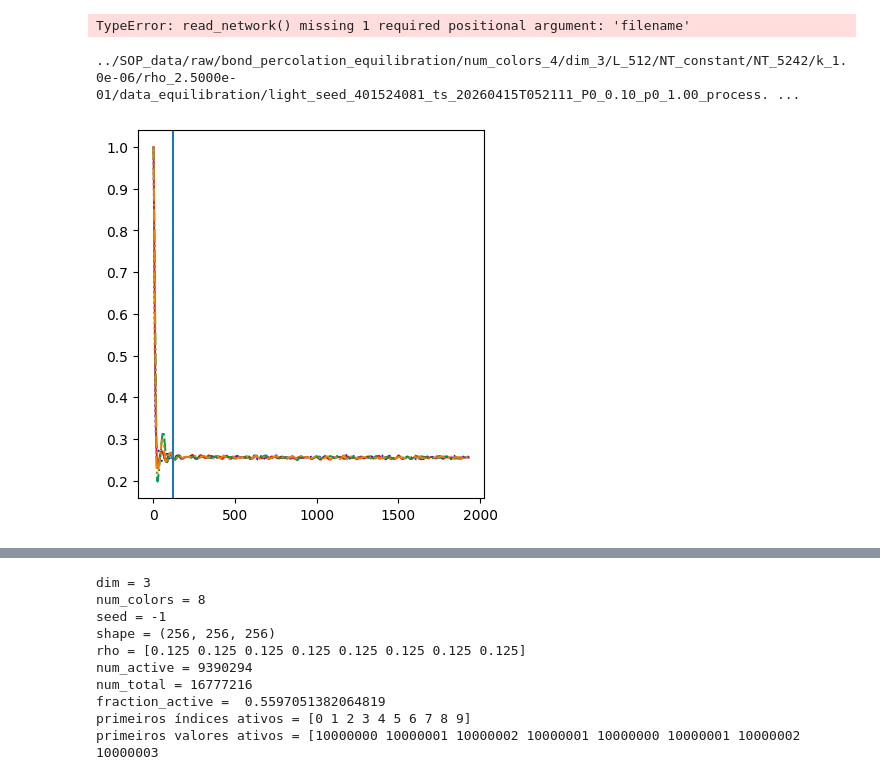
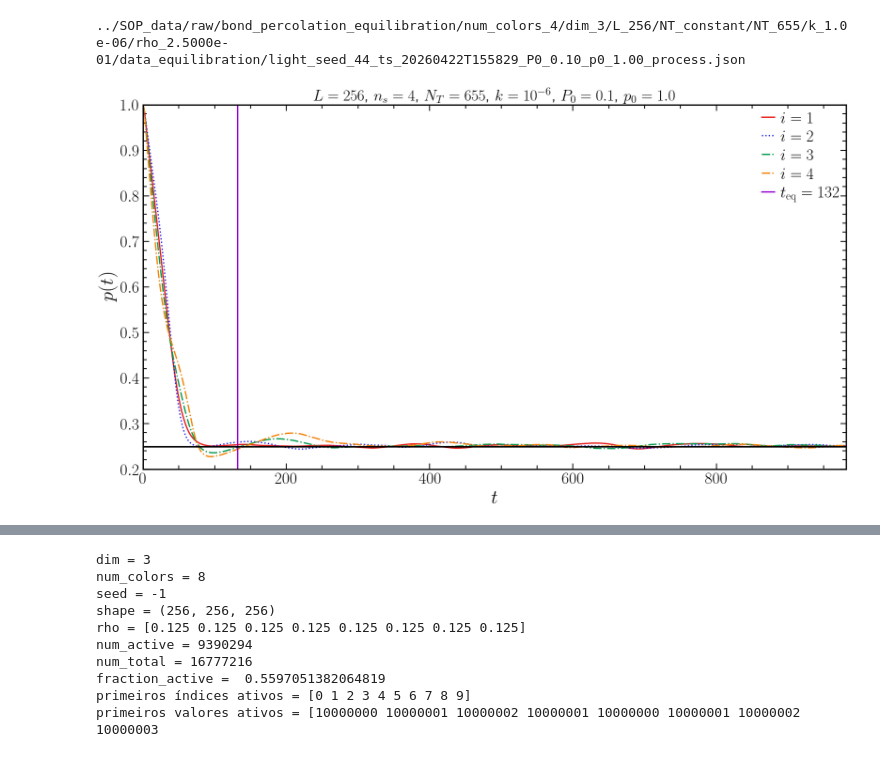
Before and after one commit to JuniorAlencar/self_organization_percolation, a Jupyter notebook: jupyter/Tests_Equilibration.ipynb, the cells around one changed output, grey strips where cells are left out. Saved outputs shown, nothing was run; the diff lists cells and outputs as text; code cells hidden in the pictures.

```diff
--- a/jupyter/Tests_Equilibration.ipynb
+++ b/jupyter/Tests_Equilibration.ipynb
@@ -4,60 +4,65 @@ from src.network_animation import *
 import matplotlib.pyplot as plt
 import numpy as np
 import os
+plt.style.use('properties.mplstyle')
-# %%
-nc = 4
-L = 256
-NT = 5242
-k = 1.0e-06
-rho = 1/nc
-dim = 3
-p0 = 1.0
-P0 = 0.1
-path = f"/home/light/Documents/self_organization_percolation/SOP_data/raw/bond_percolation_equilibration/num_colors_2/dim_3/L_256/NT_constant/NT_1966/k_1.0e-06/rho_5.0000e-01/network_posteq/"
-a = read_network(path + "light_seed_27865541_ts_20260415T015455_P0_0.10_p0_1.00.npz")
-a
-# %% [output]
-TypeError: read_network() missing 1 required positional argument: 'filename'
 # %%
 nc = 4
-L = 512
-NT = 5242
+L = 256
+NT = 655
 k = 1.0e-06
 rho = 1/nc
 dim = 3
 p0 = 1.0
 P0 = 0.1
-path = f"../SOP_data/raw/bond_percolation_equilibration/num_colors_{nc}/dim_{dim}/L_{L}/NT_constant/NT_{NT}/k_{k:.1e}/rho_{rho:.4e}/data/"
-#fs = path + "light_seed_71388816_ts_20260415T050711_P0_0.10_p0_1.00.json"
-fs = select_random_json(path,p0,P0)
+path = f"../SOP_data/raw/bond_percolation/num_colors_{nc}/dim_{dim}/L_{L}/NT_constant/NT_{NT}/k_{k:.1e}/rho_{rho:.4e}/data/"
+fs = path + "light_seed_44_ts_20260422T155829_P0_0.10_p0_1.00.json"
 data = read_experiment_json(fs)
+t_eq = data['meta']['t_eq']
 
 path_Eq = f"../SOP_data/raw/bond_percolation_equilibration/num_colors_{nc}/dim_{dim}/L_{L}/NT_constant/NT_{NT}/k_{k:.1e}/rho_{rho:.4e}/data_equilibration/"
 f_base = os.path.basename(fs)
 fs_Eq = path_Eq + f_base[:-5] + "_process.json"
 print(fs_Eq)
-fig, ax = plt.subplots(figsize=(4, 4), constrained_layout=True)
+fig, ax = plt.subplots(figsize=(16, 9), constrained_layout=True)
 
 order_raw = [i for i in range(1,nc+1)]
 ls = ['solid', 'dotted', 'dashdot','-.']
-lw=  1.4
+lw=  2.0
+fs_label = 30
+fs_ticks = 25
+
 colors = [
     (0.90, 0.10, 0.10),  # red
     (0.10, 0.10, 0.90),  # blue
     (0.00, 0.60, 0.30),  # green
     (0.95, 0.50, 0.00),  # orange
     (0.65, 0.20, 0.75),  # purple
     (0.00, 0.70, 0.70),  # teal
     (0.55, 0.55, 0.00),  # olive
     (0.45, 0.25, 0.10),  # brown
 ]
+
+t_max_min  = min(max(data['results'][f'order_percolation {i}']['data']['time']) for i in order_raw)
+pc = 0.24881182
 for idx, i in enumerate(order_raw):
     pt = data['results'][f'order_percolation {i}']['data']['pt']
     t  = data['results'][f'order_percolation {i}']['data']['time']
 
     ax.plot(t, pt, ls=ls[idx],  lw=lw, color=colors[idx], label=f"$i = {i}$")
-ax.axvline(x=122)
+
+
+mantissa, exp = f"{k:.1e}".split("e")
+ax.set_xlim(0,t_max_min)
+ax.set_ylim(0.2,1.0)
+ax.axvline(x=t_eq,color='darkviolet',lw=lw, label = fr'$t_{{\mathrm{{eq}}}} = {t_eq}$')
+ax.axhline(y=pc, color='k',lw=1.2*lw)
+ax.legend(fontsize=25)
+ax.set_xlabel(r'$t$', fontsize=fs_label)
+ax.set_ylabel(r'$p(t)$', fontsize=fs_label)
+ax.set_title(f'$L = {L}$, $n_s = {nc}$, $N_T = {NT}$, $k = 10^{{{int(exp)}}}$, $P_0 = 0.1$, $p_0 = 1.0$')
+ax.tick_params(axis='both', labelsize=fs_ticks)
+plt.savefig(f"../results/TimeSeries/3D/Time_Equilibration_L{L}_ns{nc}.png")
 plt.show()
 # %% [output]
-../SOP_data/raw/bond_percolation_equilibration/num_colors_4/dim_3/L_512/NT_constant/NT_5242/k_1.0e-06/rho_2.5000e-01/data_equilibration/light_seed_401524081_ts_20260415T052111_P0_0.10_p0_1.00_process. ...
+../SOP_data/raw/bond_percolation_equilibration/num_colors_4/dim_3/L_256/NT_constant/NT_655/k_1.0e-06/rho_2.5000e-01/data_equilibration/light_seed_44_ts_20260422T155829_P0_0.10_p0_1.00_process.json
-[figure, old version]
+[figure, new version]
```
Also changed, not shown: parts of 4 cells of this notebook, 17 other files.
